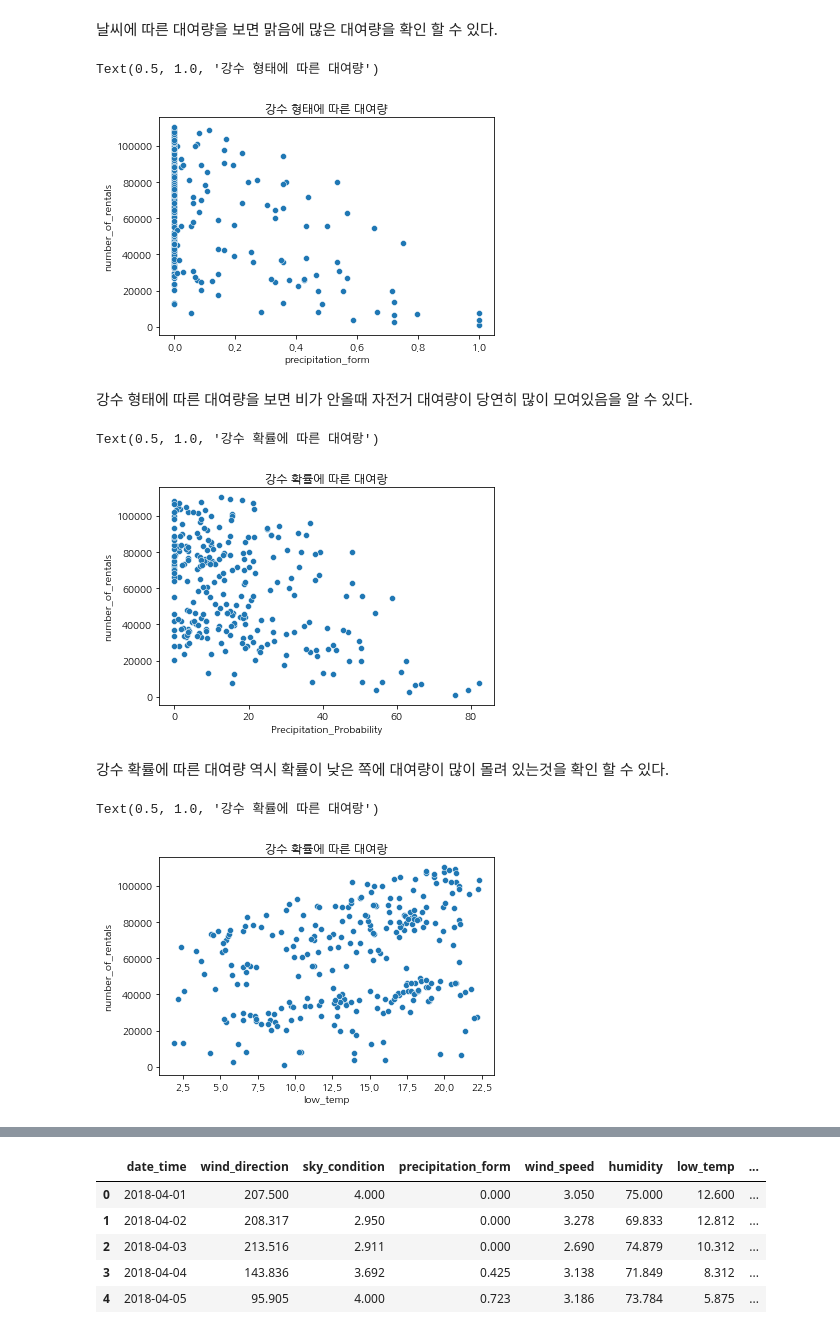
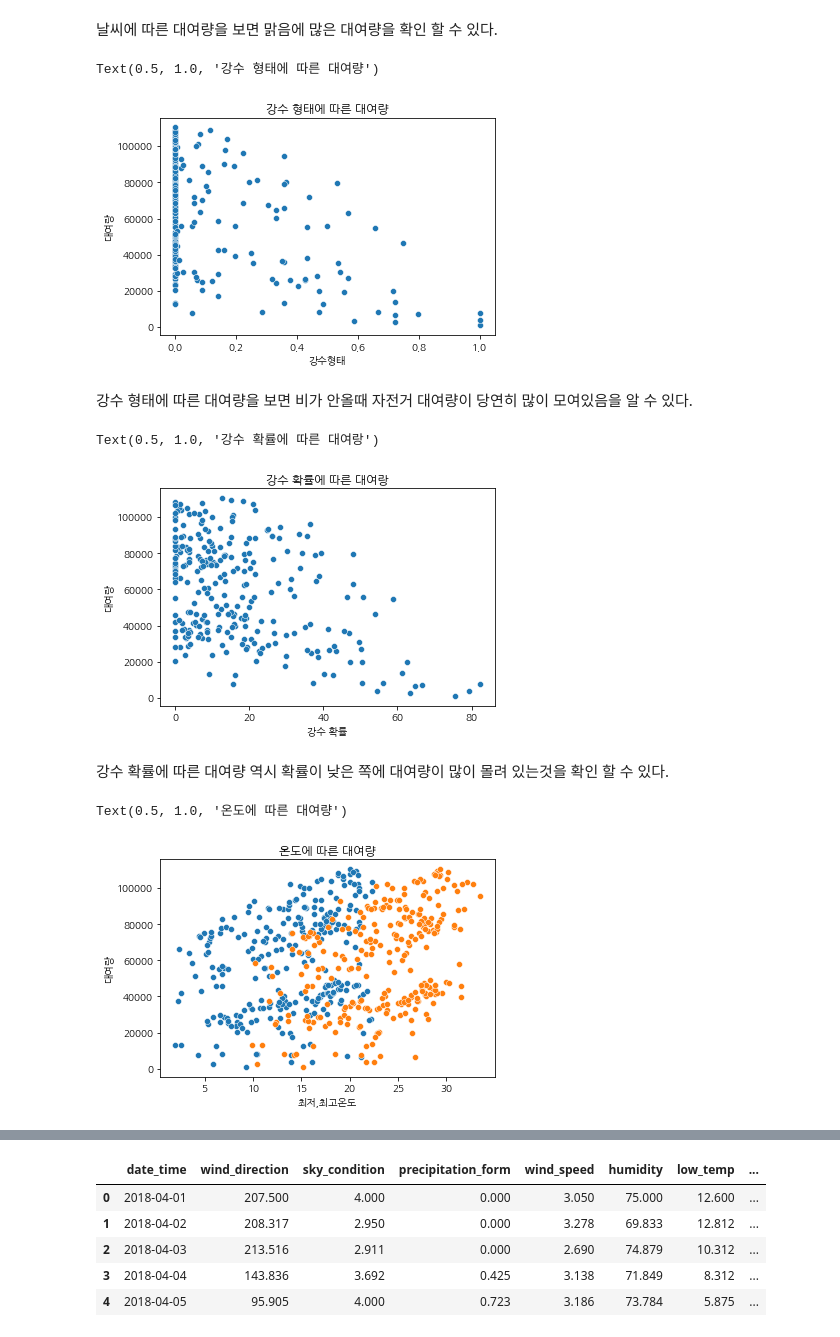
Before and after one commit to choiuikang/contest, a Jupyter notebook: dacon/Untitled.ipynb, the cells around one changed output, grey strips where cells are left out. Drawn from its saved outputs; the diff is of its cells as text; code cells hidden in the pictures.

```diff
--- a/dacon/Untitled.ipynb
+++ b/dacon/Untitled.ipynb
@@ -170,23 +191,30 @@ Text(0.5, 1.0, '날씨별 대여량')
 날씨에 따른 대여량을 보면 맑음에 많은 대여량을 확인 할 수 있다.
 # %%
 sns.scatterplot(data=train, x='precipitation_form', y='number_of_rentals',)
+plt.xlabel('강수형태')
+plt.ylabel('대여량')
 plt.title("강수 형태에 따른 대여량")
 # %% [output]
 Text(0.5, 1.0, '강수 형태에 따른 대여량')
-[figure, old version]
+[figure, new version]
 # %% [markdown]
 강수 형태에 따른 대여량을 보면 비가 안올때 자전거 대여량이 당연히 많이 모여있음을 알 수 있다.
 # %%
 sns.scatterplot(data=train, x='Precipitation_Probability', y='number_of_rentals',)
+plt.xlabel('강수 확률')
+plt.ylabel('대여량')
 plt.title("강수 확률에 따른 대여랑")
 # %% [output]
 Text(0.5, 1.0, '강수 확률에 따른 대여랑')
-[figure, old version]
+[figure, new version]
 # %% [markdown]
 강수 확률에 따른 대여량 역시 확률이 낮은 쪽에 대여량이 많이 몰려 있는것을 확인 할 수 있다.
 # %%
 sns.scatterplot(data=train, x='low_temp', y='number_of_rentals',)
-plt.title("강수 확률에 따른 대여랑")
+sns.scatterplot(data=train, x='high_temp', y='number_of_rentals',)
+plt.xlabel('최저,최고온도')
+plt.ylabel('대여량')
+plt.title("온도에 따른 대여량")
 # %% [output]
-Text(0.5, 1.0, '강수 확률에 따른 대여랑')
+Text(0.5, 1.0, '온도에 따른 대여량')
-[figure, old version]
+[figure, new version]
```
Also changed, not shown: parts of 18 cells of this notebook.
